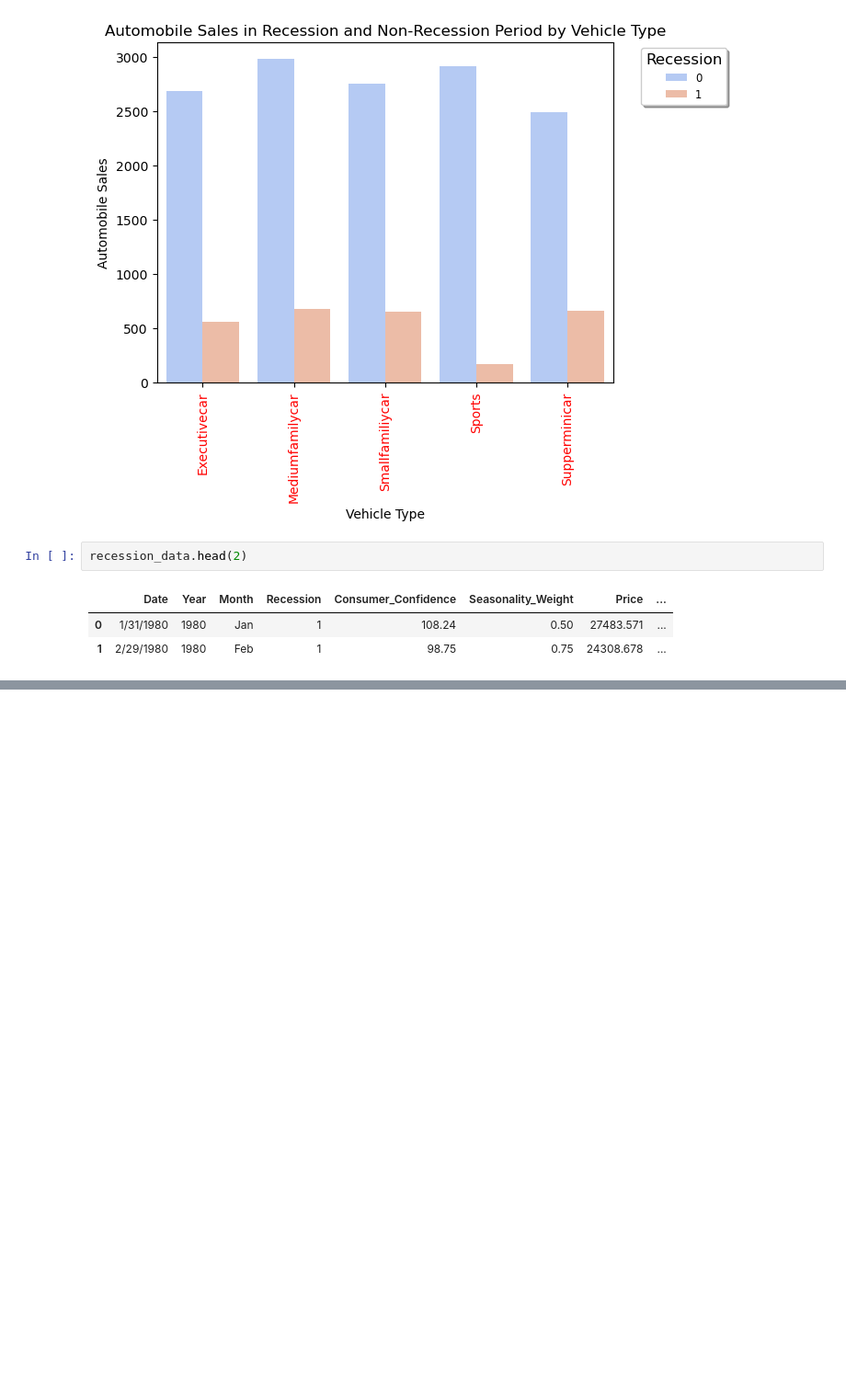
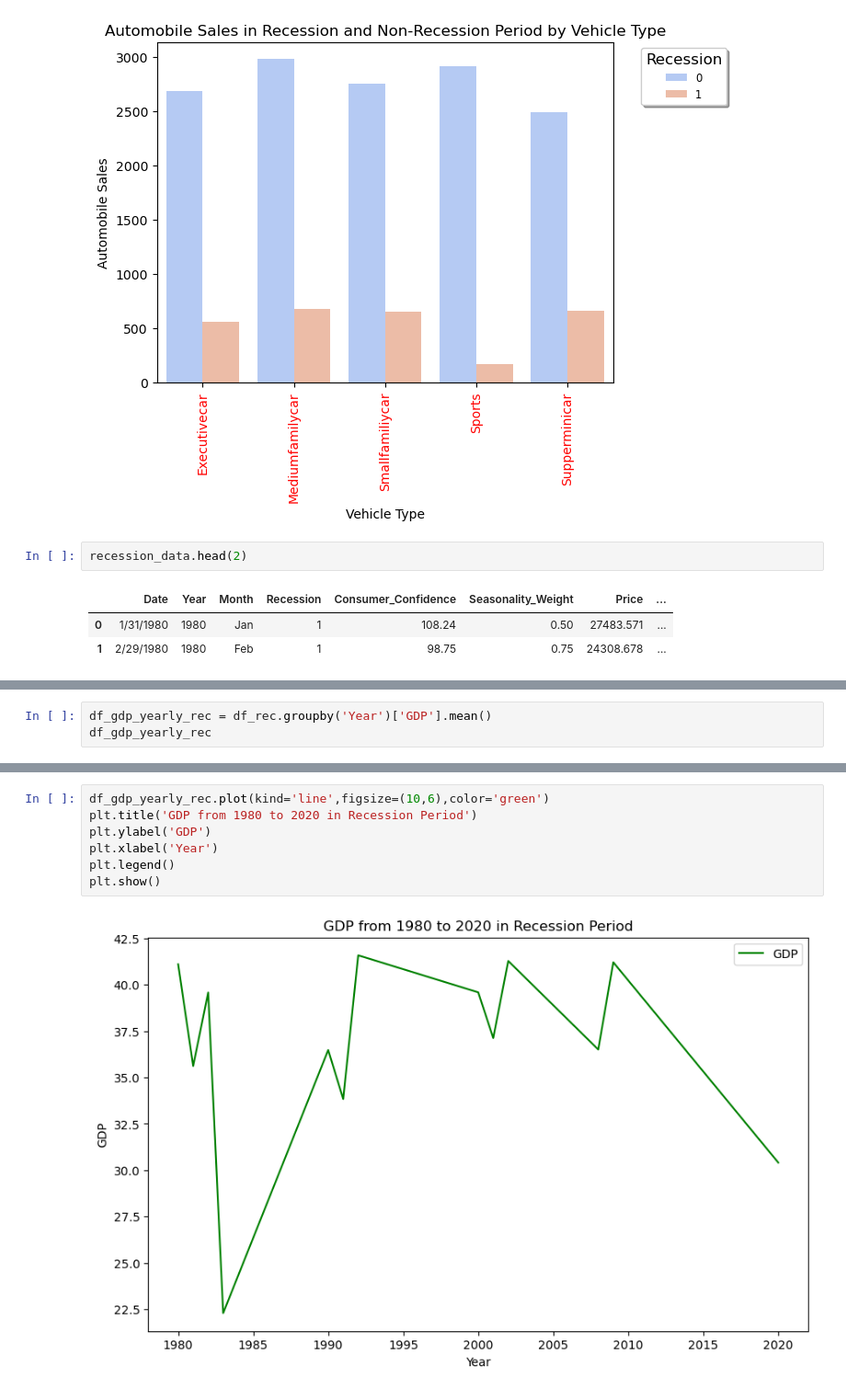
Before and after one commit to Ashraf-2/data_visualization_ibm, a Jupyter notebook: Data Visualization IBM/final_assignment/assignment_part_1.ipynb, the cells around one changed output, grey strips where cells are left out. Shown at 92% size. Drawn from its saved outputs; the diff is of its cells as text; blank space fills up the shorter version.

```diff
--- a/Data Visualization IBM/final_assignment/assignment_part_1.ipynb
+++ b/Data Visualization IBM/final_assignment/assignment_part_1.ipynb
@@ -414,0 +464,3 @@ recession_data.head(2)
+# %%
+df_gdp_yearly_rec = df_rec.groupby('Year')['GDP'].mean()
+df_gdp_yearly_rec
@@ -414,0 +483,9 @@ recession_data.head(2)
+# %%
+df_gdp_yearly_rec.plot(kind='line',figsize=(10,6),color='green')
+plt.title('GDP from 1980 to 2020 in Recession Period')
+plt.ylabel('GDP')
+plt.xlabel('Year')
+plt.legend()
+plt.show()
+# %% [output]
+[figure, added]
```
Also changed, not shown: parts of 23 cells of this notebook, 4 other files.
